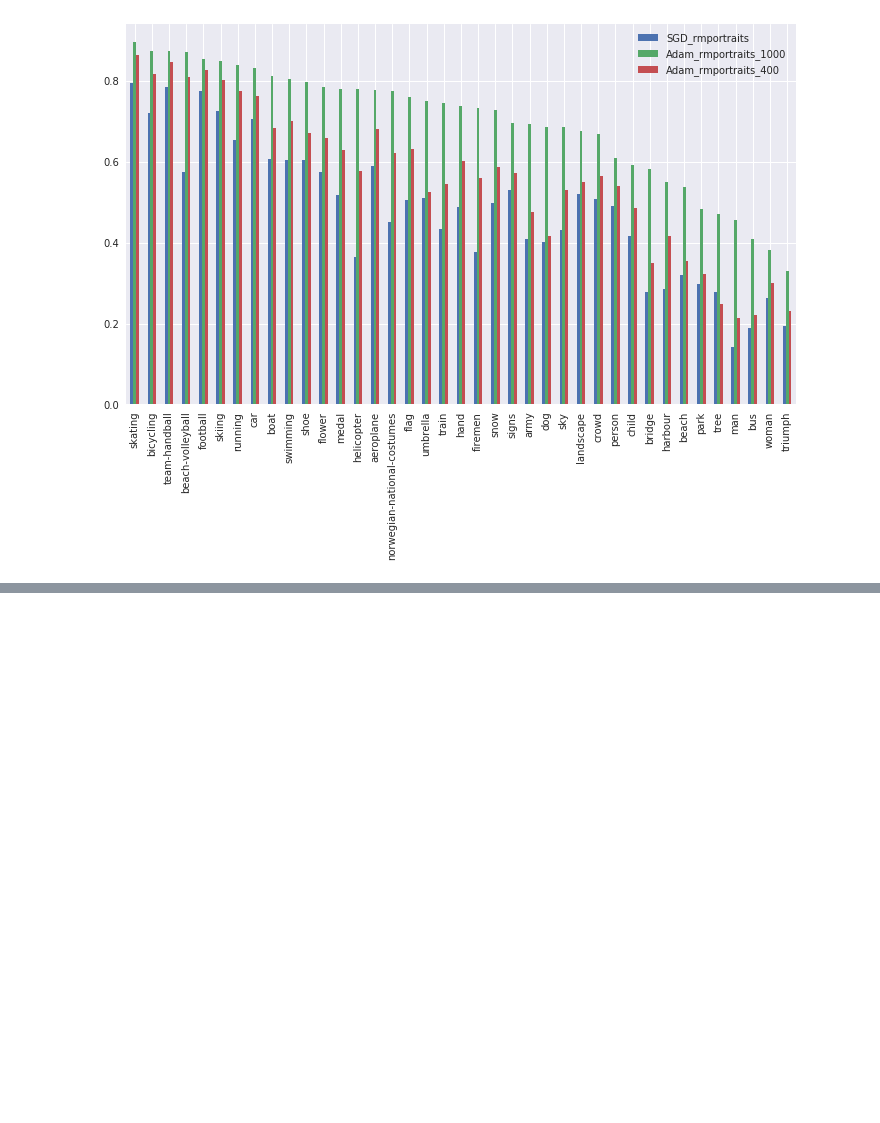
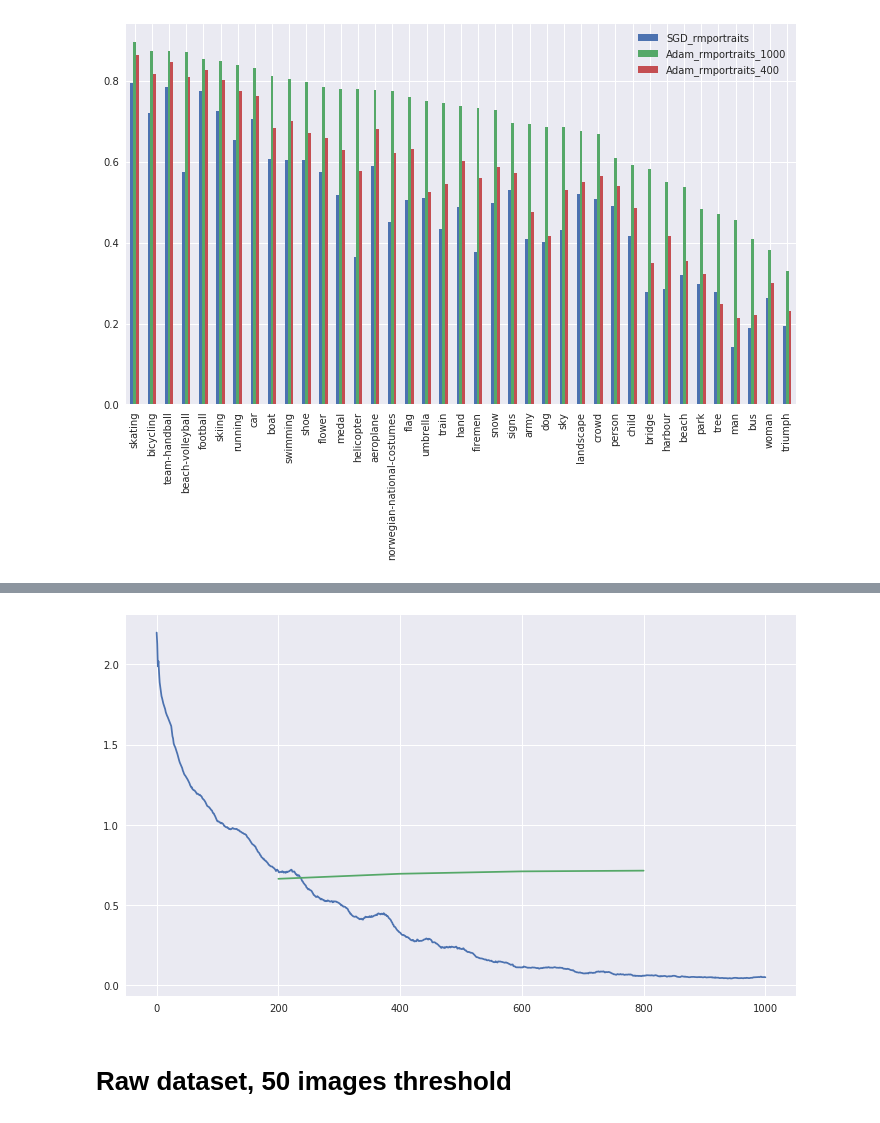
Before and after one commit to uvNikita/master-thesis-src, a Jupyter notebook: notebooks/testing/testing.ipynb, the cells around one changed output, grey strips where cells are left out. Cells and saved outputs as stored; diff of their text form; code cells hidden in the pictures; blank space fills up the shorter version.

```diff
--- a/notebooks/testing/testing.ipynb
+++ b/notebooks/testing/testing.ipynb
@@ -336,0 +544,21 @@ compare_ap.unstack(level=0).sort_values([('ap', 'Adam_rmportraits_1000')], ascen
+# %%
+command = '/work/caffe/tools/extra/parse_log.sh ' + ft_softmax_noaug_skiing_adam.log_path
+process = subprocess.Popen(command, shell=True, stdout=subprocess.PIPE, cwd=os.path.dirname(ft_softmax_noaug_skiing_adam.log_path))
+process.wait()
+#Read training and test logs
+train_log_path = ft_softmax_noaug_skiing_adam.log_path + '.train'
+test_log_path = ft_softmax_noaug_skiing_adam.log_path + '.test'
+train_log = pandas.read_csv(train_log_path, delim_whitespace=True)
+test_log = pandas.read_csv(test_log_path, delim_whitespace=True)
+
+fig, ax1 = plt.subplots()
+
+# print train_log['#Iters'], train_log['TrainingLoss']
+
+# #Plotting training and test losses
+train_loss, = ax1.plot(train_log['#Iters'], train_log['TrainingLoss'])#, color='red')
+test_loss, = ax1.plot(test_log['#Iters'], test_log['TestAccuracy'])#, color='green')
+# %% [output]
+[figure, added]
+# %% [markdown]
+# Raw dataset, 50 images threshold
```
Also changed, not shown: parts of 15 cells of this notebook.
